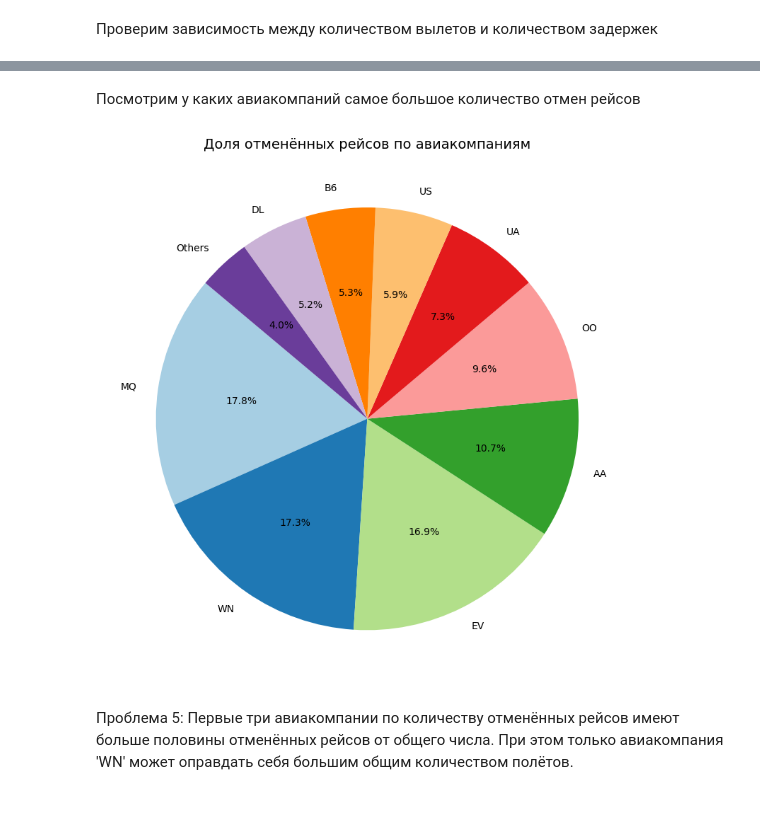
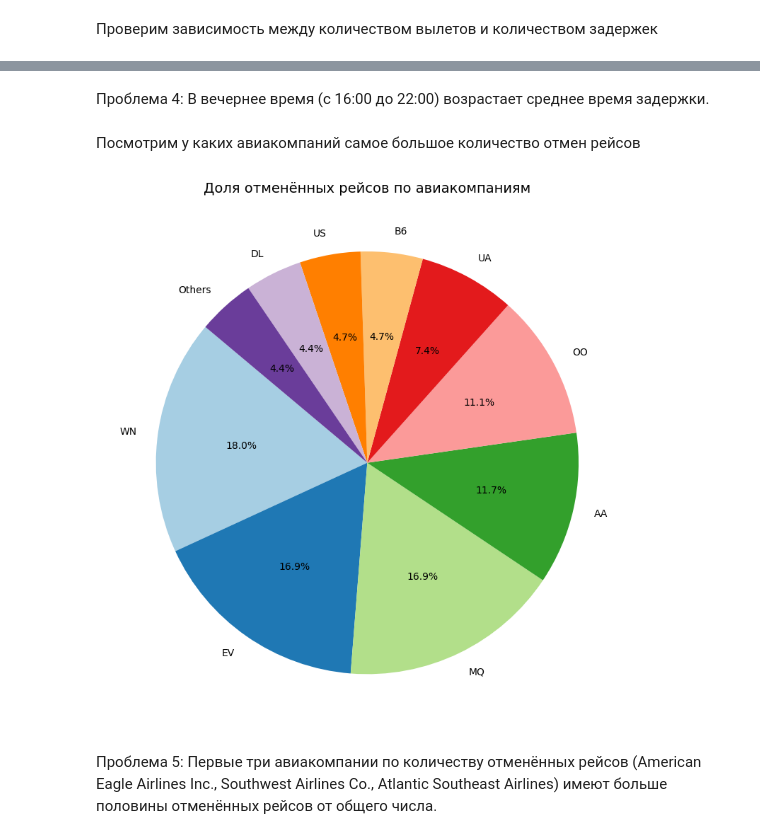
Before and after one commit to ZaichenkoNA/Stat_Prac, a Jupyter notebook: Dz4.ipynb, the cells around one changed output, grey strips where cells are left out. Saved outputs shown, nothing was run; the diff lists cells and outputs as text; code cells hidden in the pictures; blank space fills up the shorter version.

```diff
--- a/Dz4.ipynb
+++ b/Dz4.ipynb
@@ -6,7 +6,9 @@
 import pandas as pd
 import numpy as np
 import matplotlib.pyplot as plt
-
-df = pd.read_csv('flights.csv')
+from google.colab import drive
+drive.mount('/content/drive')
+df = pd.read_csv("./drive/MyDrive/flights.csv", low_memory=False)
+airlines = pd.read_csv("./drive/MyDrive/airlines.csv", low_memory=False)
 df.info()
 # %% [output]
@@ -72,0 +73,2 @@ plt.show()
+# %%
+df = df[(df["ORIGIN_AIRPORT"].apply(str).apply(len) == 3) & (df["DESTINATION_AIRPORT"].apply(str).apply(len) == 3)]
@@ -227,24 +315,26 @@ plt.show()
+# %% [markdown]
+Проблема 4: В вечернее время (с 16:00 до 22:00) возрастает среднее время задержки.
 # %% [markdown]
 Посмотрим у каких авиакомпаний самое большое количество отмен рейсов
 # %%
 
 cancelled_flights = df[df['CANCELLED'] == 1]
 cancelled_by_airline = cancelled_flights['AIRLINE'].value_counts()
 total_cancelled = cancelled_by_airline.sum()
 cancelled_by_airline_ratio = (cancelled_by_airline / total_cancelled) * 100
 
 # Определяем порог для объединения
-threshold = 5
+threshold = 4
 others = cancelled_by_airline_ratio[cancelled_by_airline_ratio < threshold].sum()
 filtered_data = cancelled_by_airline_ratio[cancelled_by_airline_ratio >= threshold]
 
 filtered_data['Others'] = others
 plt.figure(figsize=(10, 8))
 plt.pie(filtered_data, labels=filtered_data.index, autopct='%1.1f%%', startangle=140, colors=plt.cm.Paired.colors)
 plt.title('Доля отменённых рейсов по авиакомпаниям', fontsize=14)
 plt.tight_layout()
 plt.show()
 # %% [output]
-[figure, old version]
+[figure, new version]
 # %% [markdown]
-Проблема 5: Первые три авиакомпании по количеству отменённых рейсов имеют больше половины отменённых рейсов от общего числа. При этом только авиакомпания 'WN' может оправдать себя большим общим количеством полётов.
+Проблема 5: Первые три авиакомпании по количеству отменённых рейсов (American Eagle Airlines Inc., Southwest Airlines Co., Atlantic Southeast Airlines) имеют больше половины отменённых рейсов от общего числа.
```
Also changed, not shown: parts of 23 cells of this notebook.
